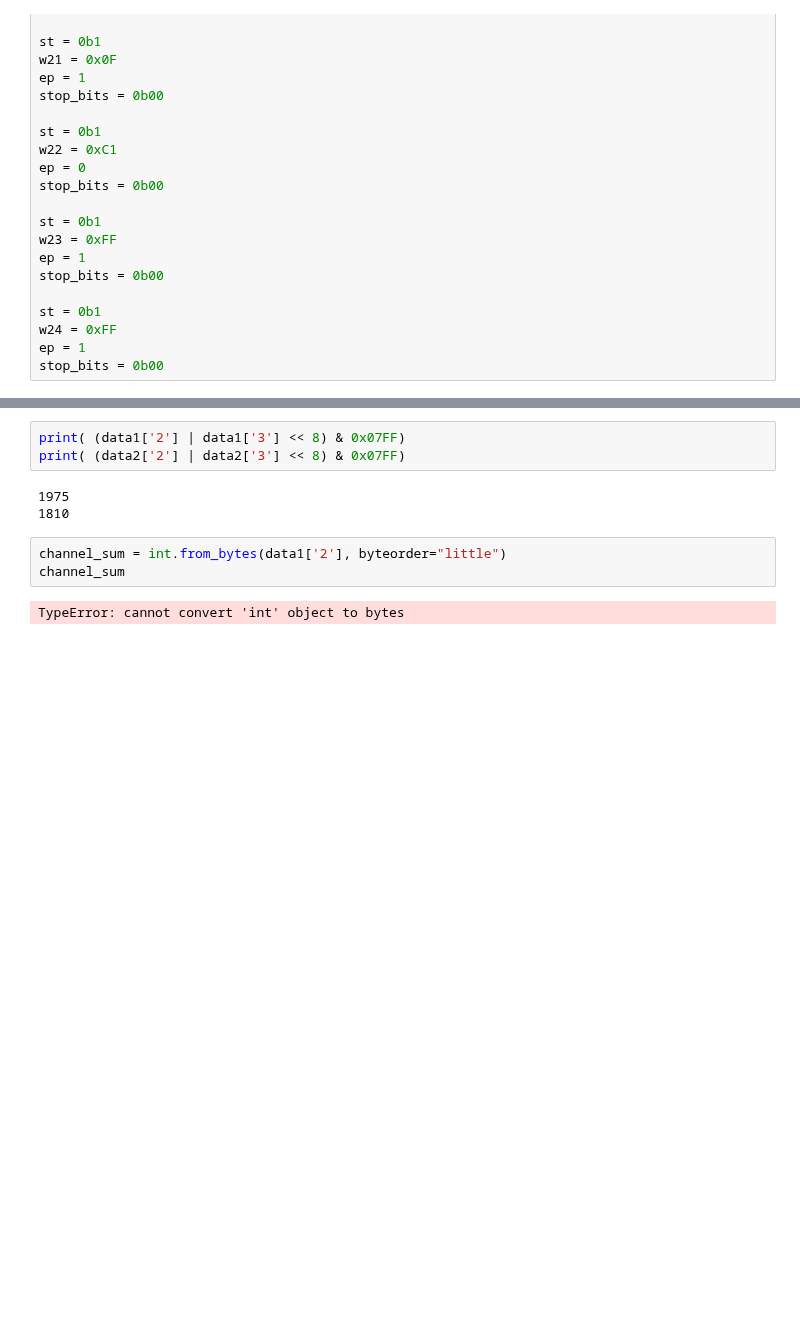
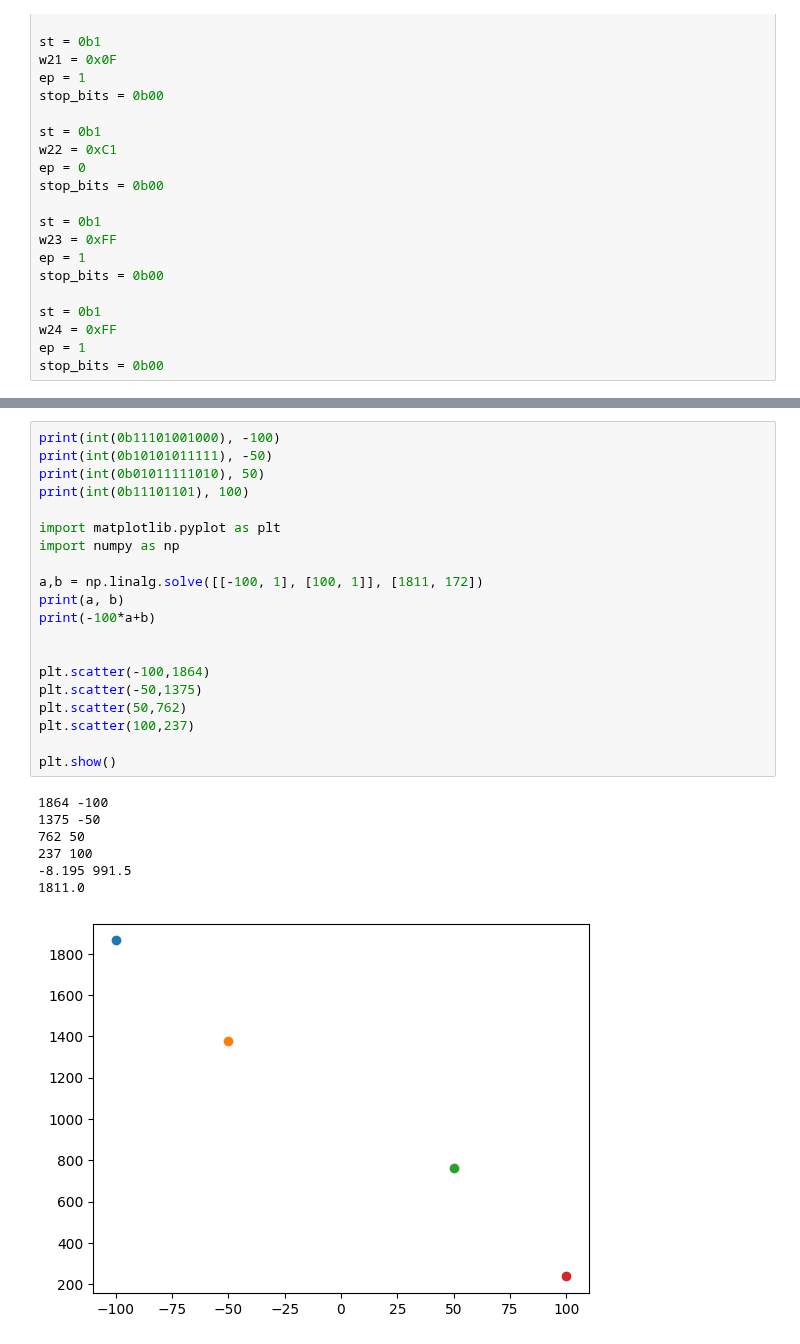
Before and after one commit to jvvtt/a2gMeasurements, a Jupyter notebook: notebook_for_tests.ipynb, the cells around one changed output, grey strips where cells are left out. Cells and saved outputs as stored; diff of their text form; blank space fills up the shorter version.

```diff
--- a/notebook_for_tests.ipynb
+++ b/notebook_for_tests.ipynb
@@ -826,13 +826,30 @@ data4 = {'A': -50, 'E':3, 'T':-100, 'R': -2,
         '17': 0xFC, '18': 0x1F, '19': 0x83, '20': 0xF0,
         '21': 0x7E, '22': 0x0F, '23': 0xC1, '24': 0xFF, '25': 0xFF}
-# %%
-print( (data1['2'] | data1['3'] << 8) & 0x07FF)
-print( (data2['2'] | data2['3'] << 8) & 0x07FF)
-# %% [output]
-1975
-1810
-# %%
-channel_sum = int.from_bytes(data1['2'], byteorder="little")
-channel_sum
-# %% [output]
-TypeError: cannot convert 'int' object to bytes
+# %%
+print(int(0b11101001000), -100)
+print(int(0b10101011111), -50)
+print(int(0b01011111010), 50)
+print(int(0b11101101), 100)
+
+import matplotlib.pyplot as plt
+import numpy as np
+
+a,b = np.linalg.solve([[-100, 1], [100, 1]], [1811, 172])
+print(a, b)
+print(-100*a+b)
+
+
+plt.scatter(-100,1864)
+plt.scatter(-50,1375)
+plt.scatter(50,762)
+plt.scatter(100,237)
+
+plt.show()
+# %% [output]
+1864 -100
+1375 -50
+762 50
+237 100
+-8.195 991.5
+1811.0
+[figure, added]
```
Also changed, not shown: parts of 3 cells of this notebook, 2 other files.
